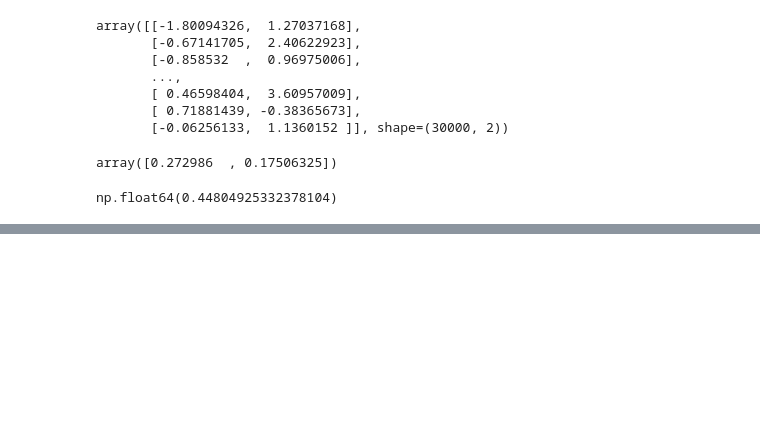
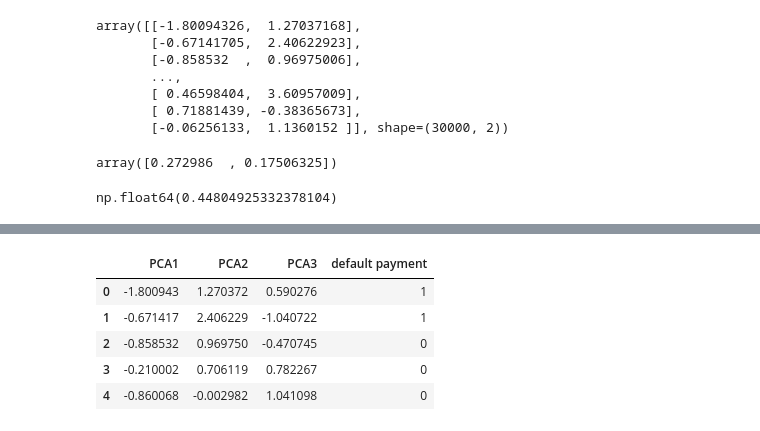
Before and after one commit to lis497/UCBerkeley-Haas-ML, a Jupyter notebook: M6/M6_TryIt_PCA_Summarizing_Data.ipynb, the cells around one changed output, grey strips where cells are left out. Drawn from its saved outputs; the diff is of its cells as text; code cells hidden in the pictures; blank space fills up the shorter version.

```diff
--- a/M6/M6_TryIt_PCA_Summarizing_Data.ipynb
+++ b/M6/M6_TryIt_PCA_Summarizing_Data.ipynb
@@ -183,0 +245,12 @@ fig, ax = plt.subplots(nrows=1,ncols=1,figsize=(10,9),
+# %%
+df_com2 = df_com.copy()
+df_com2.columns = ['PCA1','PCA2','PCA3']
+df_com2['default payment'] = default['default.payment.next.month'].reset_index(drop=True)
+df_com2.head()
+# %% [output]
+|  | PCA1 | PCA2 | PCA3 | default payment |
+| 0 | -1.800943 | 1.270372 | 0.590276 | 1 |
+| 1 | -0.671417 | 2.406229 | -1.040722 | 1 |
+| 2 | -0.858532 | 0.969750 | -0.470745 | 0 |
+| 3 | -0.210002 | 0.706119 | 0.782267 | 0 |
+| 4 | -0.860068 | -0.002982 | 1.041098 | 0 |
```
Also changed, not shown: parts of 8 cells of this notebook.
